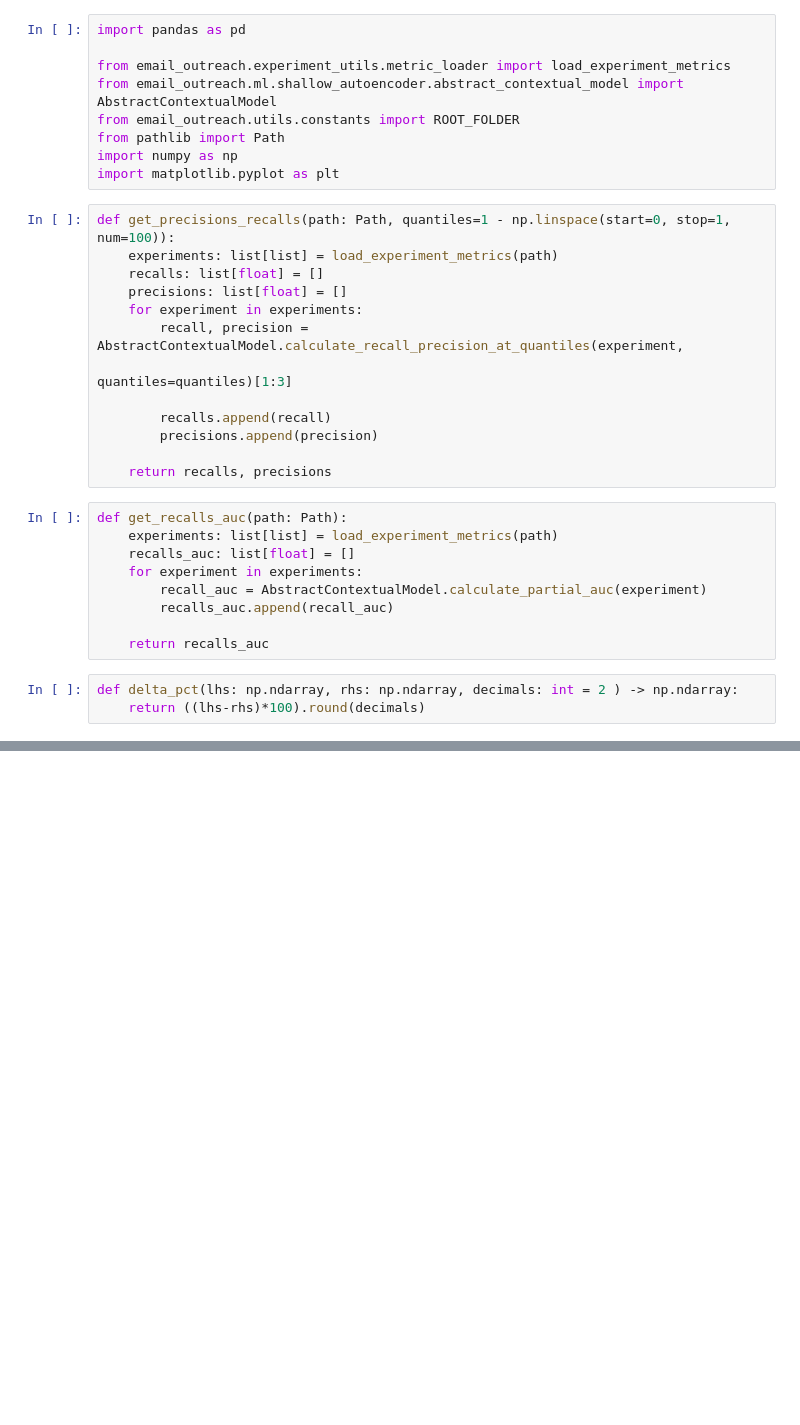
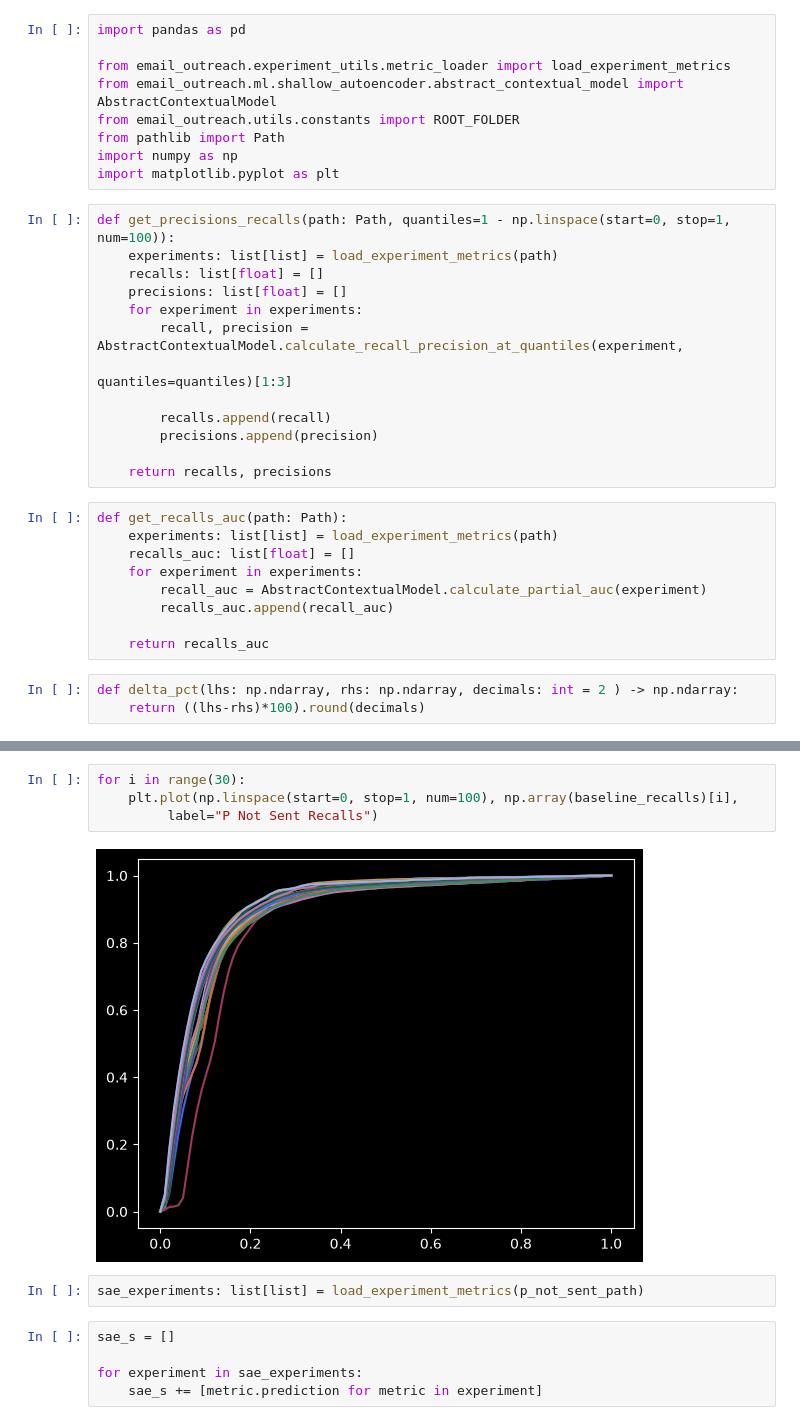
Before and after one commit to T-im4i-k/Active-Learning-for-Email-Interaction-Dynamics, a Jupyter notebook: src/email_outreach/notes/not_sent_p.ipynb, the cells around one changed output, grey strips where cells are left out. Drawn from its saved outputs; the diff is of its cells as text; blank space fills up the shorter version.

```diff
--- a/src/email_outreach/notes/not_sent_p.ipynb
+++ b/src/email_outreach/notes/not_sent_p.ipynb
@@ -67,0 +91,13 @@ plt.legend()
+# %%
+for i in range(30):
+    plt.plot(np.linspace(start=0, stop=1, num=100), np.array(baseline_recalls)[i],
+         label="P Not Sent Recalls")
+# %% [output]
+[figure, added]
+# %%
+sae_experiments: list[list] = load_experiment_metrics(p_not_sent_path)
+# %%
+sae_s = []
+
+for experiment in sae_experiments:
+    sae_s += [metric.prediction for metric in experiment]
```
Also changed, not shown: parts of 9 cells of this notebook, 7 other files.
